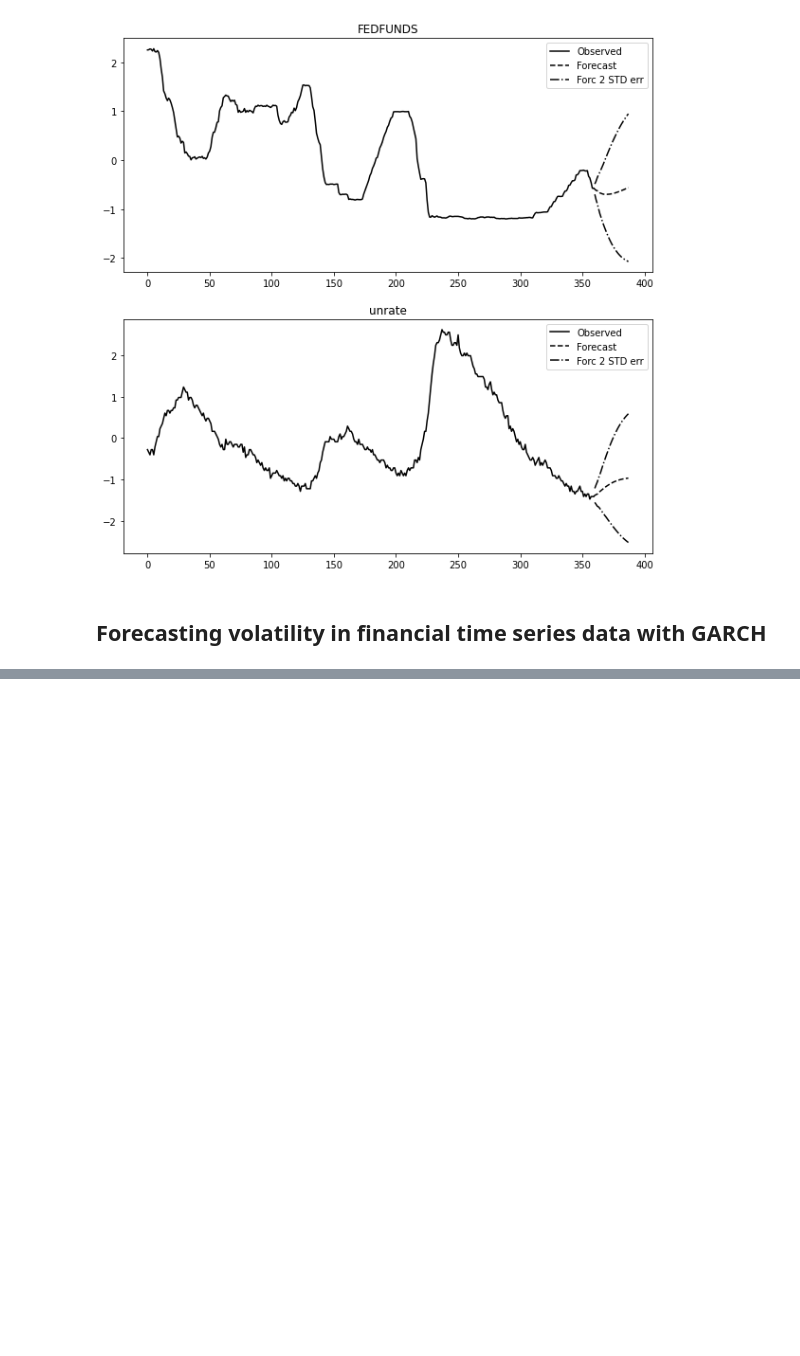
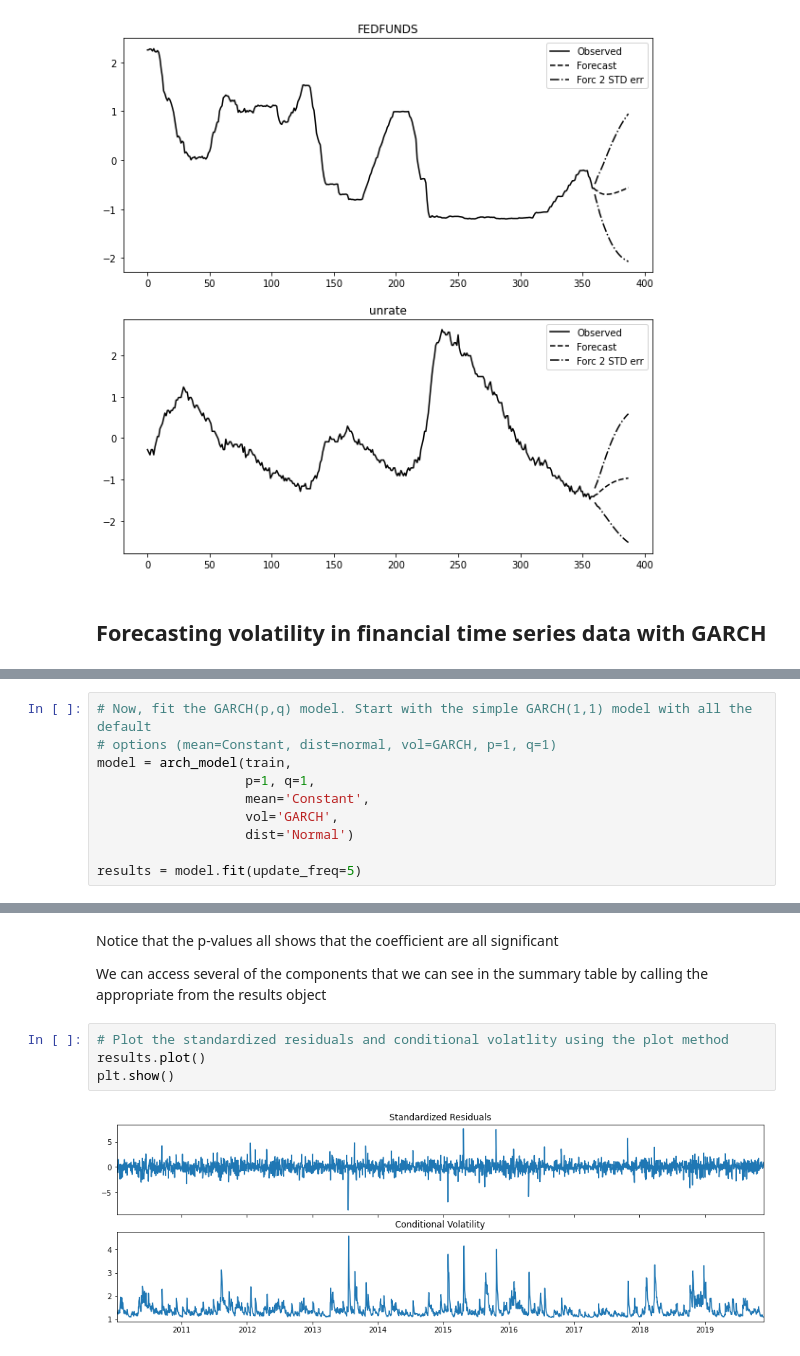
Before and after one commit to LaurbergMJ/TimeSeriesAnalysisWithPythonCookbook, a Jupyter notebook: Ch11.ipynb, the cells around one changed output, grey strips where cells are left out. Drawn from its saved outputs; the diff is of its cells as text; blank space fills up the shorter version.

```diff
--- a/Ch11.ipynb
+++ b/Ch11.ipynb
@@ -725,0 +783,10 @@ results.plot_forecast(n, plot_stderr=True)
+# %%
+# Now, fit the GARCH(p,q) model. Start with the simple GARCH(1,1) model with all the default
+# options (mean=Constant, dist=normal, vol=GARCH, p=1, q=1)
+model = arch_model(train,
+                   p=1, q=1,
+                   mean='Constant',
+                   vol='GARCH',
+                   dist='Normal')
+
+results = model.fit(update_freq=5)
@@ -725,0 +828,10 @@ results.plot_forecast(n, plot_stderr=True)
+# %% [markdown]
+Notice that the p-values all shows that the coefficient are all significant
+
+We can access several of the components that we can see in the summary table by calling the appropriate from the results object
+# %%
+# Plot the standardized residuals and conditional volatlity using the plot method
+results.plot()
+plt.show()
+# %% [output]
+[figure, added]
```
Also changed, not shown: parts of 21 cells of this notebook, 1 other file.
